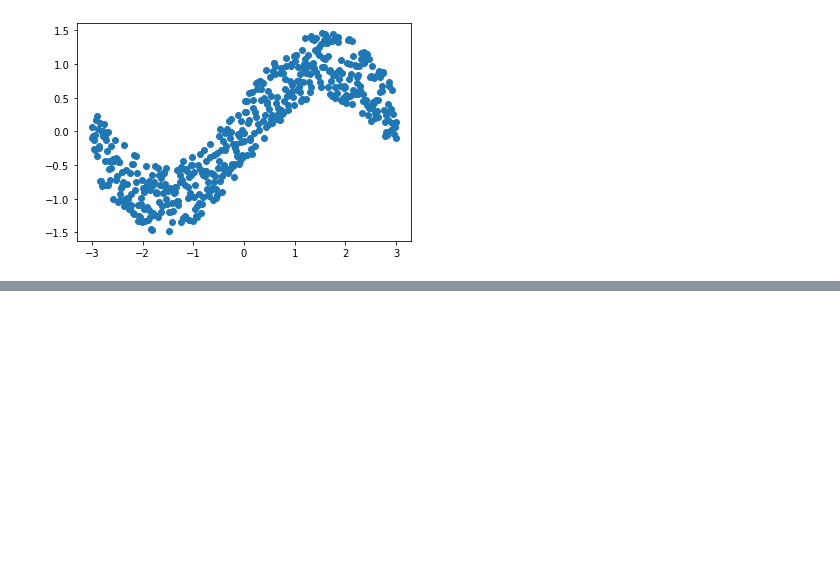
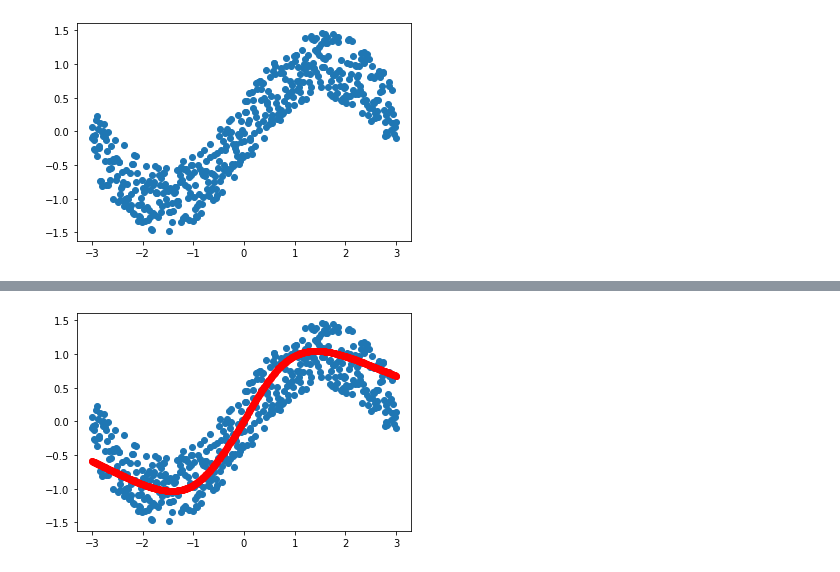
Before and after one commit to hpt1988/Applied-Deep-Learning_The-Complete-Self-Driving-Car-Course, a Jupyter notebook: regression/regression.ipynb, the cells around one changed output, grey strips where cells are left out. Drawn from its saved outputs; the diff is of its cells as text; code cells hidden in the pictures; blank space fills up the shorter version.

Commit message:
training the model and visualizing the output

```diff
--- a/regression/regression.ipynb
+++ b/regression/regression.ipynb
@@ -39,0 +47,23 @@ plt.scatter(X, y)
+# %%
+model = Sequential()
+
+# 50 nodes in the first hidden layer
+# As it is the first layer, the number of input nodes should also be defined
+# input_dim=1 : How many input nodes should we have? Since we are dealing with a
+# regression-type example, only 1. Why? Because the only input is the x value
+# (like the house price example that was covered earlier in which the size was
+# the only independen input variable)
+model.add(Dense(50, activation='sigmoid', input_dim=1))
+model.add(Dense(30, activation='sigmoid'))
+
+# Output layer has single node as we only want to predict the output y
+model.add(Dense(1))
+# %%
+adam = Adam(learning_rate=0.01)
+
+# Loss function = mean square error
+# Meas square error is used to measure how a model fits, to measure the accuracy
+# of a model's prediction. Completely described in the course video:
+# https://www.udemy.com/course/applied-deep-learningtm-the-complete-self-driving-car-course/learn/lecture/11289148
+model.compile(loss='mse', optimizer=adam)
+model.fit(X, y, epochs=50)
@@ -39,0 +89,7 @@ plt.scatter(X, y)
+# %%
+predictions = model.predict(X)
+plt.scatter(X, y)
+plt.plot(X, predictions, 'ro')
+plt.show()
+# %% [output]
+[figure, added]
```
Also changed, not shown: parts of 3 cells of this notebook.
